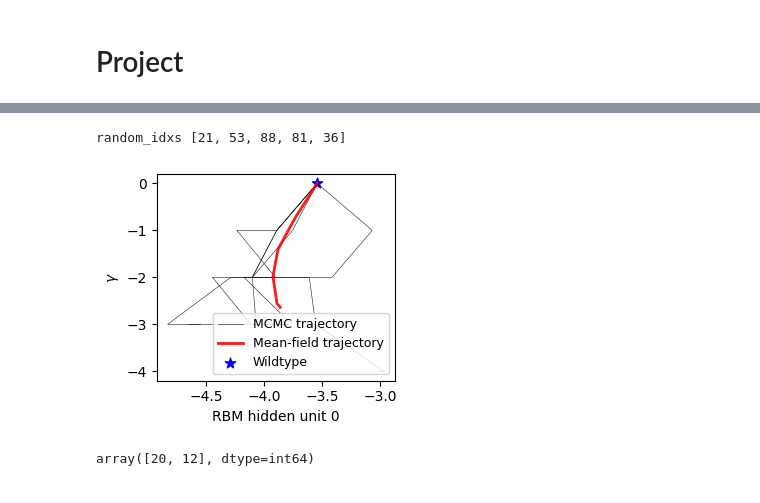
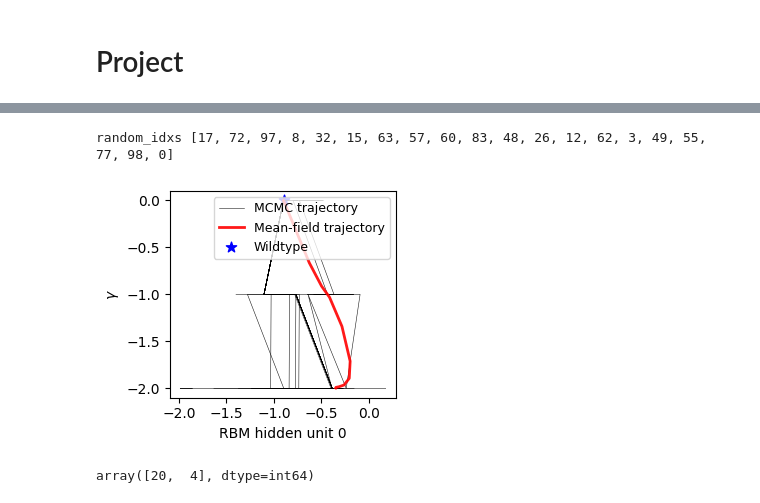
Before and after one commit to m-huot/ESCAPE_PATHS, a Jupyter notebook: lattice/Figure 2e.ipynb, the cells around one changed output, grey strips where cells are left out. Drawn from its saved outputs; the diff is of its cells as text; code cells hidden in the pictures.

Commit message:
updated lattice figures

```diff
--- a/lattice/Figure 2e.ipynb
+++ b/lattice/Figure 2e.ipynb
@@ -61,5 +65,5 @@ wt_aa K
 # %%
-RBM = RBM_utils.loadRBM("rbm/RBM_structure_0_beta_1000")
+RBM = RBM_utils.loadRBM("rbm/RBM_structure_0_beta_100")
 
 wgamma = np.transpose(RBM.weights[:, :, :], (1, 2, 0))
 #concat bias
@@ -134,10 +138,10 @@ one_hot_seqs.shape
 # Project
 # %%
 L=27
-beta_w=1
+beta_w=10
 
-folder='../mean_field_theory/results_scripts/lattice/mean_f_lattice_T_6_beta_w_'+str(beta_w)+'_beta_phi_1'
-mopt = -np.load(f"{folder}/mopt.npy")*L
+folder='../mean_field_theory/results_scripts/lattice/mean_f_lattice_D_1_beta_ab_'+str(beta_w)
+mopt = -np.load(f"{folder}/mopt.npy")
 mopt.shape#(T, M) path of T steps and M hidden units
 var = np.var(mopt[:,:-1], axis=0)
 idx = np.argsort(var)[:]#indices of the 1 hidden units with
@@ -148,7 +152,7 @@ idx=np.array([mopt.shape[1]-1,idx[-1]])
 mopt_2d = mopt[:, idx]
 print("idx", idx)
 
-dir_mcmc = f"../lattice/paths/w_upper_T6_beta_w_{beta_w}"
+dir_mcmc = f"../lattice/paths/w_upper_T10_beta_ab_{beta_w}"
 paths_mcmc=-get_mcmc_proba_aa(dir_mcmc, wgamma_flat)
 paths_mcmc.shape#(num_paths, T, M)
 # %% [output]
@@ -159,7 +163,7 @@ proj_mat (100, 7, 21)
 def project_and_plot_2d():
 
 
-
+    # --- Load MCMC paths ---
 
     # --- Project reference points and trajectories ---
 
@@ -171,8 +175,8 @@ def project_and_plot_2d():
     paths_mcmc_2d = pca.transform(paths_mcmc.reshape(-1, paths_mcmc.shape[2])).reshape(paths_mcmc.shape[0], paths_mcmc.shape[1], 2)
     #ranomly select 5 MCMC trajectories to plot
     import random
-    random.seed(21)  # for reproducibility
-    random_idxs = random.sample(range(len(paths_mcmc)), 5)
+    random.seed(0)  # for reproducibility
+    random_idxs = random.sample(range(len(paths_mcmc)), 10)
     print("random_idxs", random_idxs)
     paths_mcmc_2d = paths_mcmc_2d[random_idxs]
 
@@ -230,7 +234,7 @@ import matplotlib.pyplot as plt
 import math
 import random
 
-def project_and_plot_2d(n_random_paths=5, seed=21, ncols=4, js=None):
+def project_and_plot_2d(n_random_paths=10, seed=0, ncols=4, js=None):
     """
     Plots subplots for each j in js:
       x-axis = coordinate j
@@ -412,7 +416,7 @@ import numpy as np
 import matplotlib.pyplot as plt
 import random
 
-def project_and_plot_first_only(n_random_paths=5, seed=21, js=None):
+def project_and_plot_first_only(n_random_paths=20, seed=1, js=None):
     """
     Single-panel version of project_and_plot_2d:
       x-axis = coordinate j0 (first j in js or first non-last unit)
@@ -447,39 +451,39 @@ def project_and_plot_first_only(n_random_paths=5, seed=21, js=None):
     # MCMC trajectories (thin black)
     for i, pidx in enumerate(random_idxs):
         path = paths_mcmc[pidx]  # (T+1, D)
         lbl = "MCMC trajectory" if i == 0 else None
         ax.plot(path[:, j0], path[:, last_idx],
                 color='black', linewidth=0.4, alpha=0.9, label=lbl)
 
     # Mean-field trajectory (thick red)
     ax.plot(mopt[:, j0], mopt[:, last_idx],
             color='red', linewidth=2, alpha=0.9, label="Mean-field trajectory")
 
     # Wildtype star (blue)
     ax.scatter(wt[j0], wt[last_idx], color='blue', marker='*', s=60, label='Wildtype')
 
     ax.set_xlabel(f"RBM hidden unit {j0}")
     ax.set_ylabel(r"$\gamma$")
 
     # PRL-style black frame, no grid
     for spine in ax.spines.values():
         spine.set_edgecolor('black')
         spine.set_linewidth(0.8)
 
     ax.legend(loc='best', frameon=True, fontsize=9)
 
     plt.tight_layout()
     plt.show()
 
 # Call it:
 project_and_plot_first_only()
 # %% [output]
-random_idxs [21, 53, 88, 81, 36]
+random_idxs [17, 72, 97, 8, 32, 15, 63, 57, 60, 83, 48, 26, 12, 62, 3, 49, 55, 77, 98, 0]
-[figure, old version]
+[figure, new version]
 # %%
 idx
 # %% [output]
-array([20, 12], dtype=int64)
+array([20,  4], dtype=int64)
 # %%
 import numpy as np
 import matplotlib.pyplot as plt
```
Also changed, not shown: parts of 21 cells of this notebook, 1 other file.
